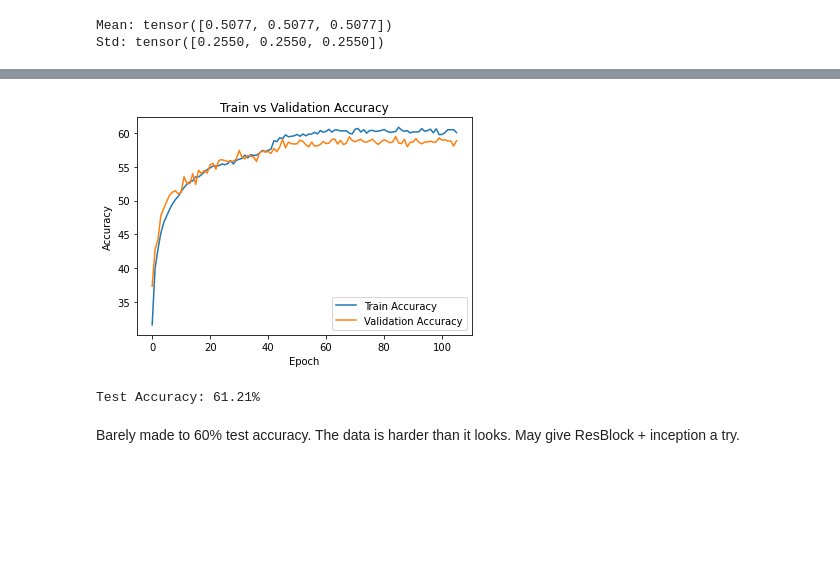
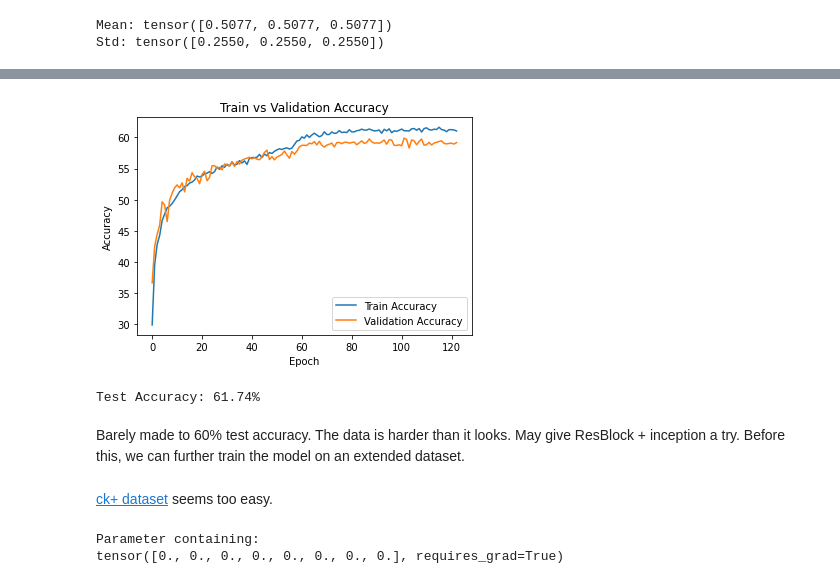
Before and after one commit to BaldurHua/ML-final, a Jupyter notebook: Final_Project.ipynb, the cells around one changed output, grey strips where cells are left out. Cells and saved outputs as stored; diff of their text form; code cells hidden in the pictures; blank space fills up the shorter version.

Commit message:
New model and test video candidate

```diff
--- a/Final_Project.ipynb
+++ b/Final_Project.ipynb
@@ -291,12 +286,12 @@ train_size = int(total_size * (1 - validation_split))
 val_size = total_size - train_size
 train_dataset, val_dataset = random_split(train_dataset, [train_size, val_size], generator=torch.Generator().manual_seed(123))
 
-train_dataloader = DataLoader(train_dataset, batch_size=32, shuffle=True)
-val_dataloader = DataLoader(val_dataset, batch_size=32, shuffle=False)
-test_loader = DataLoader(test_dataset, batch_size=32, shuffle=False)
+fer_train_dataloader = DataLoader(train_dataset, batch_size=32, shuffle=True)
+fer_val_dataloader = DataLoader(val_dataset, batch_size=32, shuffle=False)
+fer_test_dataloader = DataLoader(test_dataset, batch_size=32, shuffle=False)
 # %%
 class CNN2(nn.Module):
-    def __init__(self):
+    def __init__(self, num_classes=7):
         super(CNN2, self).__init__()
         self.conv1 = nn.Conv2d(3, 16, 3, padding=1)
         self.bn1 = nn.BatchNorm2d(16)
@@ -308,7 +303,7 @@ class CNN2(nn.Module):
         self.dropout = nn.Dropout(0.5)
         self.fc1 = nn.Linear(64 * 6 * 6, 256)
         self.fc2 = nn.Linear(256, 128)
-        self.fc3 = nn.Linear(128, 7)
+        self.fc3 = nn.Linear(128, num_classes)
 
     def forward(self, x):
         x = self.pool(F.relu(self.bn1(self.conv1(x))))
@@ -344,7 +339,7 @@ for epoch in range(num_epoch):
     correct_train = 0
     total_train = 0
 
-    for images, labels in train_dataloader:
+    for images, labels in fer_train_dataloader:
         images, labels = images.to(device), labels.to(device)
         optimizer.zero_grad()
         output = model(images)
@@ -365,7 +360,7 @@ for epoch in range(num_epoch):
     total_val = 0
 
     with torch.no_grad():
-        for images, labels in val_dataloader:
+        for images, labels in fer_val_dataloader:
             images, labels = images.to(device), labels.to(device)
             output = model(images)
             predicted = torch.argmax(output, 1)
@@ -423,4 +418,4 @@ Training completed. Best Validation Accuracy: 59.49%
-[figure, old version]
+[figure, new version]
 # %%
 model = CNN2()
 model.load_state_dict(torch.load('CNN2.pth'))
@@ -433,7 +428,7 @@ correct_test = 0
 total_test = 0
 
 with torch.no_grad():
-    for images, labels in test_dataloader:
+    for images, labels in fer_test_dataloader:
         images, labels = images.to(device), labels.to(device)
         outputs = model(images)
         _, predicted = torch.max(outputs, 1)
@@ -444,6 +439,8 @@ with torch.no_grad():
 test_accuracy = 100 * correct_test / total_test
 print(f'Test Accuracy: {test_accuracy:.2f}%')
 # %% [output]
-Test Accuracy: 61.21%
+Test Accuracy: 61.74%
 # %% [markdown]
-Barely made to 60% test accuracy. The data is harder than it looks. May give ResBlock + inception a try.
+Barely made to 60% test accuracy. The data is harder than it looks. May give ResBlock + inception a try. Before this, we can further train the model on an extended dataset.
+# %% [markdown]
+[ck+ dataset](https://www.kaggle.com/datasets/davilsena/ckdataset) seems too easy.
@@ -449,0 +503,14 @@ Barely made to 60% test accuracy. The data is harder than it looks. May give Res
+# %%
+model = CNN2(num_classes=7)
+model.load_state_dict(torch.load('CNN2.pth', map_location=device), strict=False)
+
+model.conv1 = nn.Conv2d(1, 16, 3, padding=1) # ck+ only has one channel
+
+num_features = model.fc3.in_features
+model.fc3 = nn.Linear(num_features, 8)
+
+nn.init.xavier_uniform_(model.fc3.weight)
+nn.init.zeros_(model.fc3.bias)
+# %% [output]
+Parameter containing:
+tensor([0., 0., 0., 0., 0., 0., 0., 0.], requires_grad=True)
```
Also changed, not shown: parts of 24 cells of this notebook, 2 other files.
